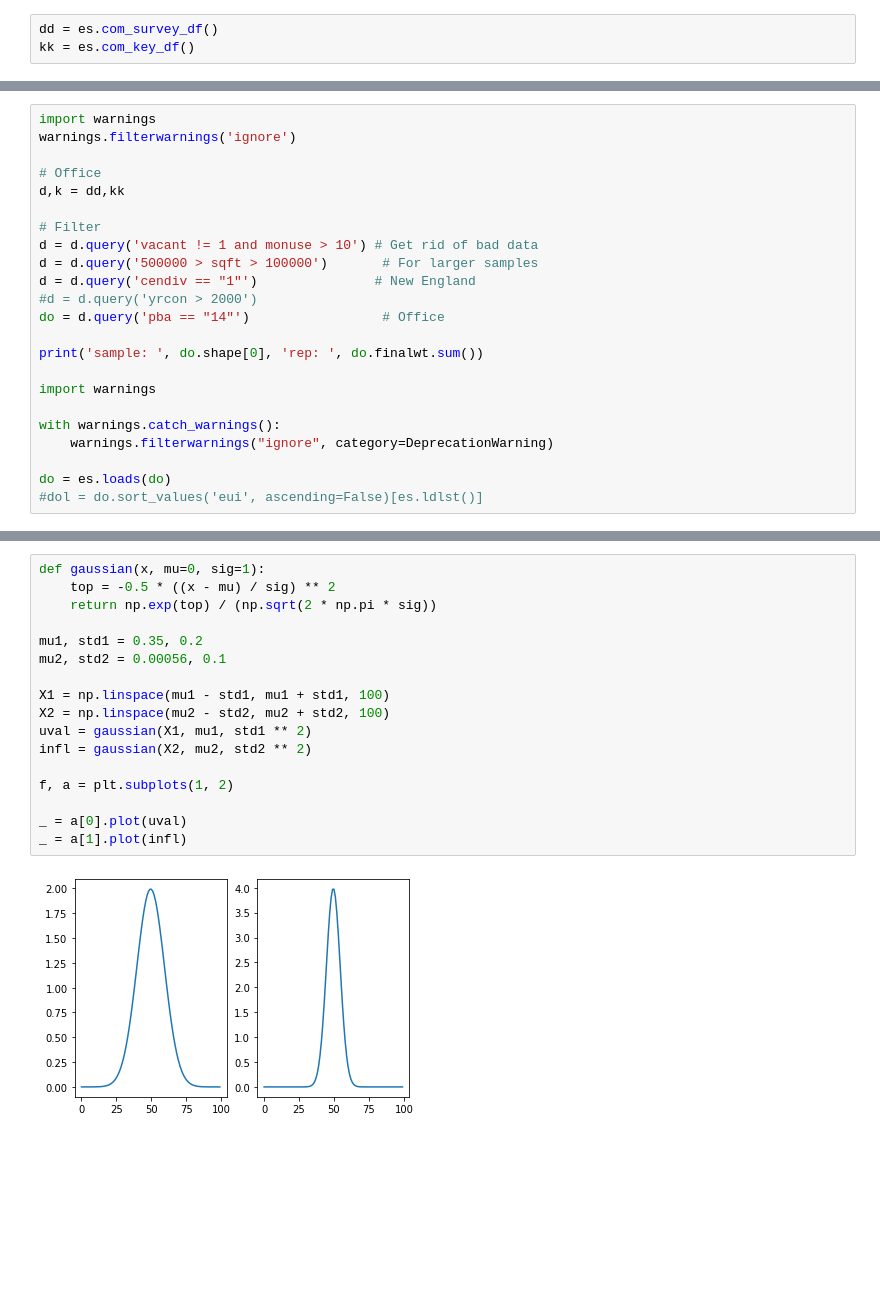
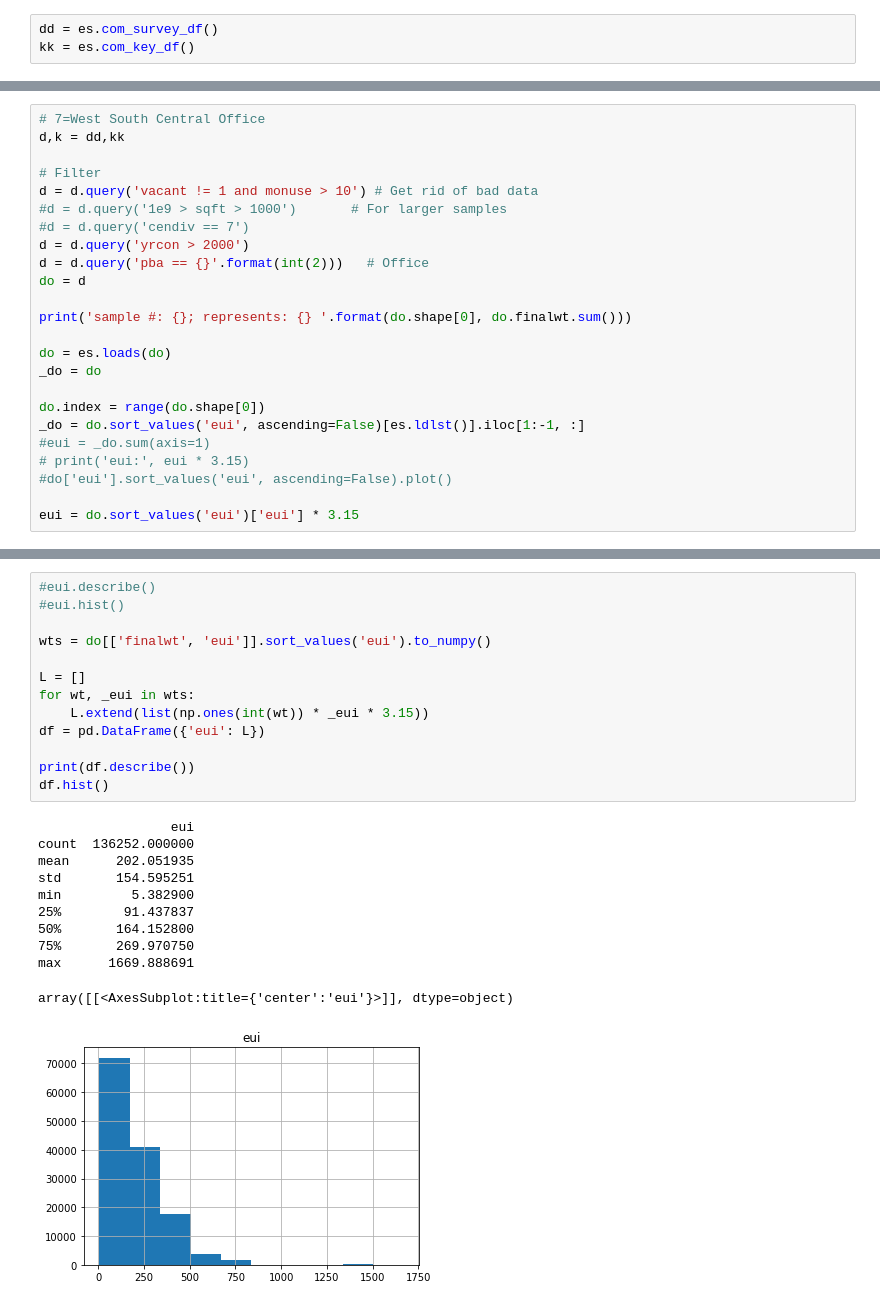
Before and after one commit to saeranv/astrobot, a Jupyter notebook: experiments/cbecs/cbecs_phila_heat.ipynb, the cells around one changed output, grey strips where cells are left out. Saved outputs shown, nothing was run; the diff lists cells and outputs as text; blank space fills up the shorter version.

```diff
--- a/experiments/cbecs/cbecs_phila_heat.ipynb
+++ b/experiments/cbecs/cbecs_phila_heat.ipynb
@@ -40,24 +90,25 @@ kk = es.com_key_df()
 # %%
-import warnings
-warnings.filterwarnings('ignore')
-
-# Office
+# 7=West South Central Office
 d,k = dd,kk
 
 # Filter
 d = d.query('vacant != 1 and monuse > 10') # Get rid of bad data
-d = d.query('500000 > sqft > 100000')       # For larger samples
-d = d.query('cendiv == "1"')               # New England
-#d = d.query('yrcon > 2000')
-do = d.query('pba == "14"')                 # Office
+#d = d.query('1e9 > sqft > 1000')       # For larger samples
+#d = d.query('cendiv == 7')
+d = d.query('yrcon > 2000')
+d = d.query('pba == {}'.format(int(2)))   # Office
+do = d
 
-print('sample: ', do.shape[0], 'rep: ', do.finalwt.sum())
-
-import warnings
-
-with warnings.catch_warnings():
-    warnings.filterwarnings("ignore", category=DeprecationWarning)
+print('sample #: {}; represents: {} '.format(do.shape[0], do.finalwt.sum()))
 
 do = es.loads(do)
-#dol = do.sort_values('eui', ascending=False)[es.ldlst()]
+_do = do
+
+do.index = range(do.shape[0])
+_do = do.sort_values('eui', ascending=False)[es.ldlst()].iloc[1:-1, :]
+#eui = _do.sum(axis=1)
+# print('eui:', eui * 3.15)
+#do['eui'].sort_values('eui', ascending=False).plot()
+
+eui = do.sort_values('eui')['eui'] * 3.15
 # %% [output]
@@ -107,19 +116,25 @@ a.set_axisbelow(True)
-# %%
-def gaussian(x, mu=0, sig=1):
-    top = -0.5 * ((x - mu) / sig) ** 2
-    return np.exp(top) / (np.sqrt(2 * np.pi * sig))
-
-mu1, std1 = 0.35, 0.2
-mu2, std2 = 0.00056, 0.1
-
-X1 = np.linspace(mu1 - std1, mu1 + std1, 100)
-X2 = np.linspace(mu2 - std2, mu2 + std2, 100)
-uval = gaussian(X1, mu1, std1 ** 2)
-infl = gaussian(X2, mu2, std2 ** 2)
-
-f, a = plt.subplots(1, 2)
-
-_ = a[0].plot(uval)
-_ = a[1].plot(infl)
-# %% [output]
-[figure, removed]
+# %%
+#eui.describe()
+#eui.hist()
+
+wts = do[['finalwt', 'eui']].sort_values('eui').to_numpy()
+
+L = []
+for wt, _eui in wts:
+    L.extend(list(np.ones(int(wt)) * _eui * 3.15))
+df = pd.DataFrame({'eui': L})
+
+print(df.describe())
+df.hist()
+# %% [output]
+                 eui
+count  136252.000000
+mean      202.051935
+std       154.595251
+min         5.382900
+25%        91.437837
+50%       164.152800
+75%       269.970750
+max      1669.888691
+array([[<AxesSubplot:title={'center':'eui'}>]], dtype=object)
+[figure, added]
```
Also changed, not shown: parts of 11 cells of this notebook, 4 other files.
